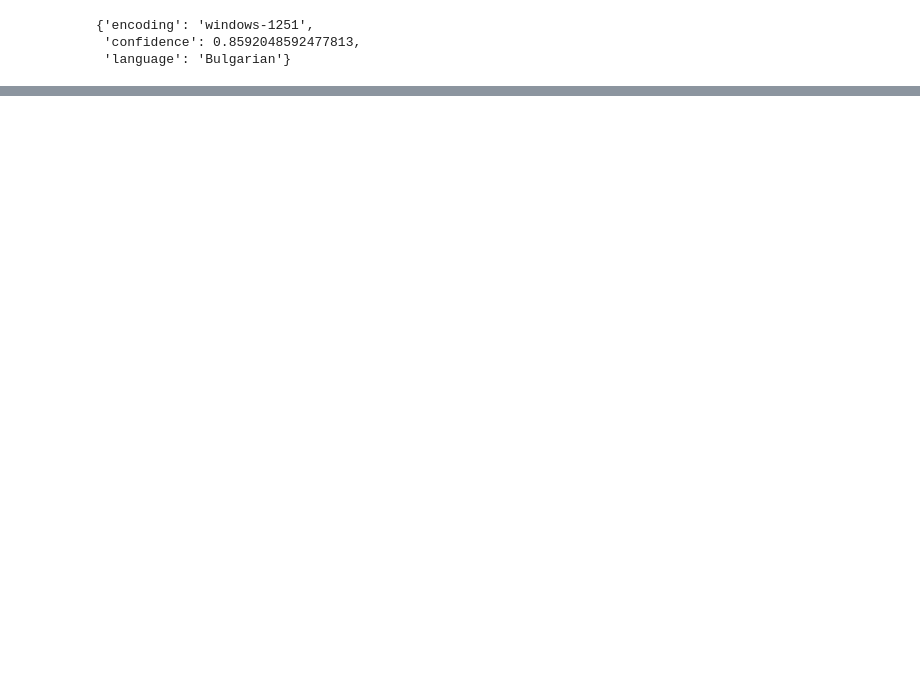
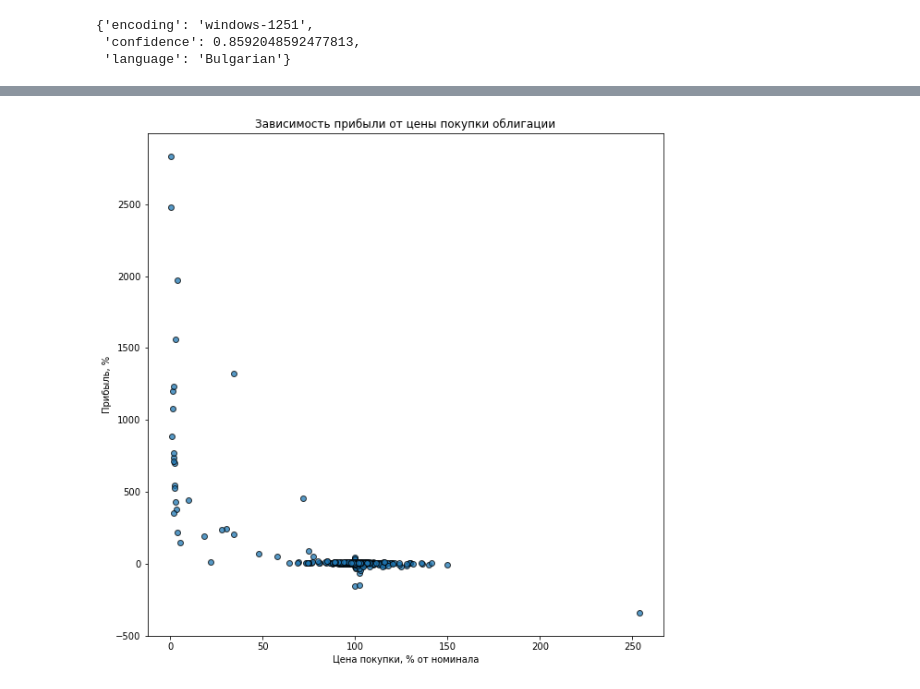
Before and after one commit to pavelzylkov/sber_da, a Jupyter notebook: final project/final_project.ipynb, the cells around one changed output, grey strips where cells are left out. Drawn from its saved outputs; the diff is of its cells as text; code cells hidden in the pictures; blank space fills up the shorter version.

```diff
--- a/final project/final_project.ipynb
+++ b/final project/final_project.ipynb
@@ -182,0 +126,10 @@ plt.legend();
+# %%
+fig, ax = plt.subplots(figsize = (10, 10))
+plt.scatter(df_rub['PRICE'], df_rub['PROFIT'], edgecolor='black', alpha=0.75, linewidth=1)
+
+plt.title('Зависимость прибыли от цены покупки облигации')
+plt.xlabel('Цена покупки, % от номинала')
+plt.ylabel('Прибыль, %')
+plt.show()
+# %% [output]
+[figure, added]
```
Also changed, not shown: parts of 29 cells of this notebook.
